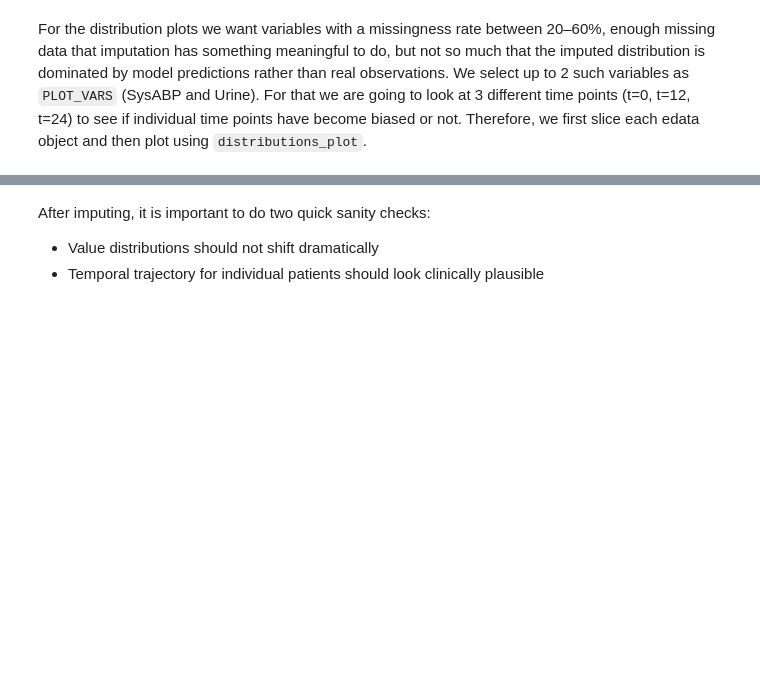
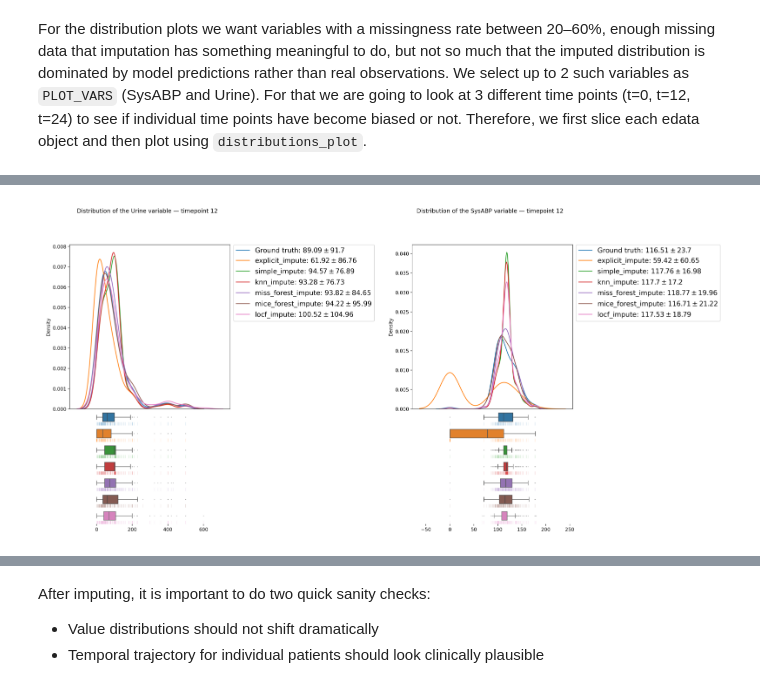
Before and after one commit to theislab/ehrapy-tutorials, a Jupyter notebook: imputation_nb.ipynb, the cells around one changed output, grey strips where cells are left out. Drawn from its saved outputs; the diff is of its cells as text; code cells hidden in the pictures; blank space fills up the shorter version.

```diff
--- a/imputation_nb.ipynb
+++ b/imputation_nb.ipynb
@@ -259,0 +286,4 @@ plt.show()
+# %%
+plot_distribution_collage(TIMEPOINTS[1], BENCH_EDATAS, BENCH_LABELS, PLOT_VARS)
+# %% [output]
+[figure, added]
```
Also changed, not shown: parts of 33 cells of this notebook, 4 other files.
